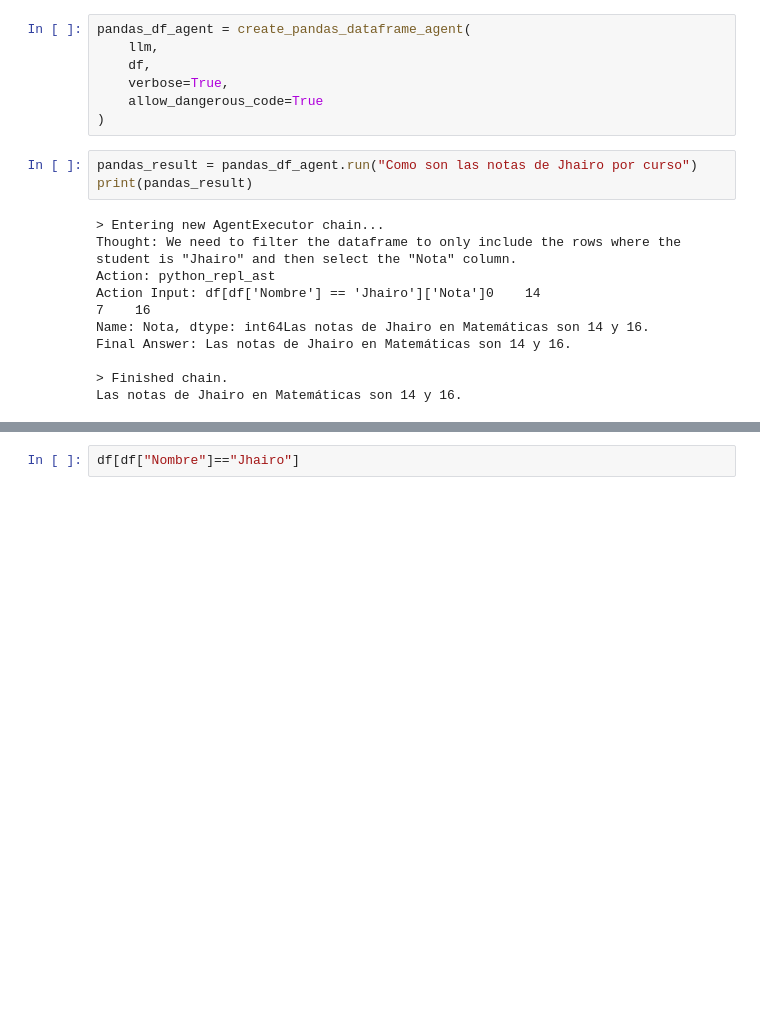
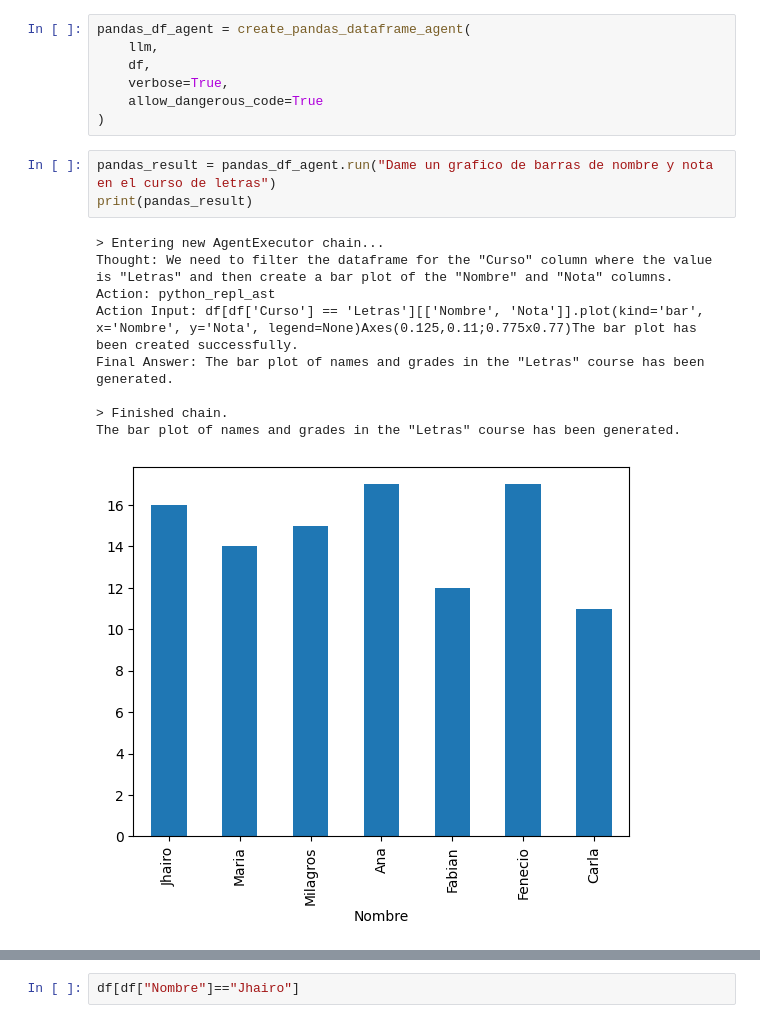
Before and after one commit to Jhairo18/Curso-langchain, a Jupyter notebook: langchain pandas.ipynb, the cells around one changed output, grey strips where cells are left out. Saved outputs shown, nothing was run; the diff lists cells and outputs as text; blank space fills up the shorter version.

```diff
--- a/langchain pandas.ipynb
+++ b/langchain pandas.ipynb
@@ -93,16 +93,15 @@ pandas_df_agent = create_pandas_dataframe_agent(
     allow_dangerous_code=True
 )
 # %%
-pandas_result = pandas_df_agent.run("Como son las notas de Jhairo por curso")
+pandas_result = pandas_df_agent.run("Dame un grafico de barras de nombre y nota en el curso de letras")
 print(pandas_result)
 # %% [output]
 > Entering new AgentExecutor chain...
-Thought: We need to filter the dataframe to only include the rows where the student is "Jhairo" and then select the "Nota" column.
+Thought: We need to filter the dataframe for the "Curso" column where the value is "Letras" and then create a bar plot of the "Nombre" and "Nota" columns.
 Action: python_repl_ast
-Action Input: df[df['Nombre'] == 'Jhairo']['Nota']0    14
-7    16
-Name: Nota, dtype: int64Las notas de Jhairo en Matemáticas son 14 y 16.
-Final Answer: Las notas de Jhairo en Matemáticas son 14 y 16.
+Action Input: df[df['Curso'] == 'Letras'][['Nombre', 'Nota']].plot(kind='bar', x='Nombre', y='Nota', legend=None)Axes(0.125,0.11;0.775x0.77)The bar plot has been created successfully.
+Final Answer: The bar plot of names and grades in the "Letras" course has been generated.
 
 > Finished chain.
-Las notas de Jhairo en Matemáticas son 14 y 16.
+The bar plot of names and grades in the "Letras" course has been generated.
+[figure, added]
```
Also changed, not shown: parts of 1 cell of this notebook, 1 other file.
